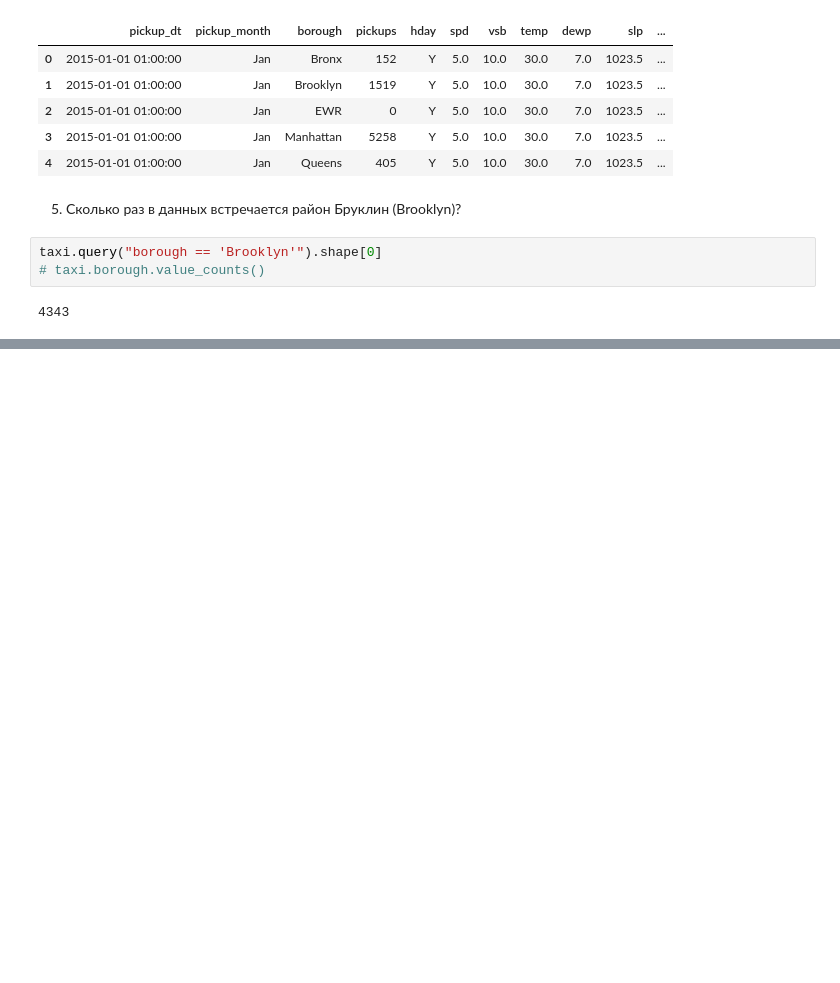
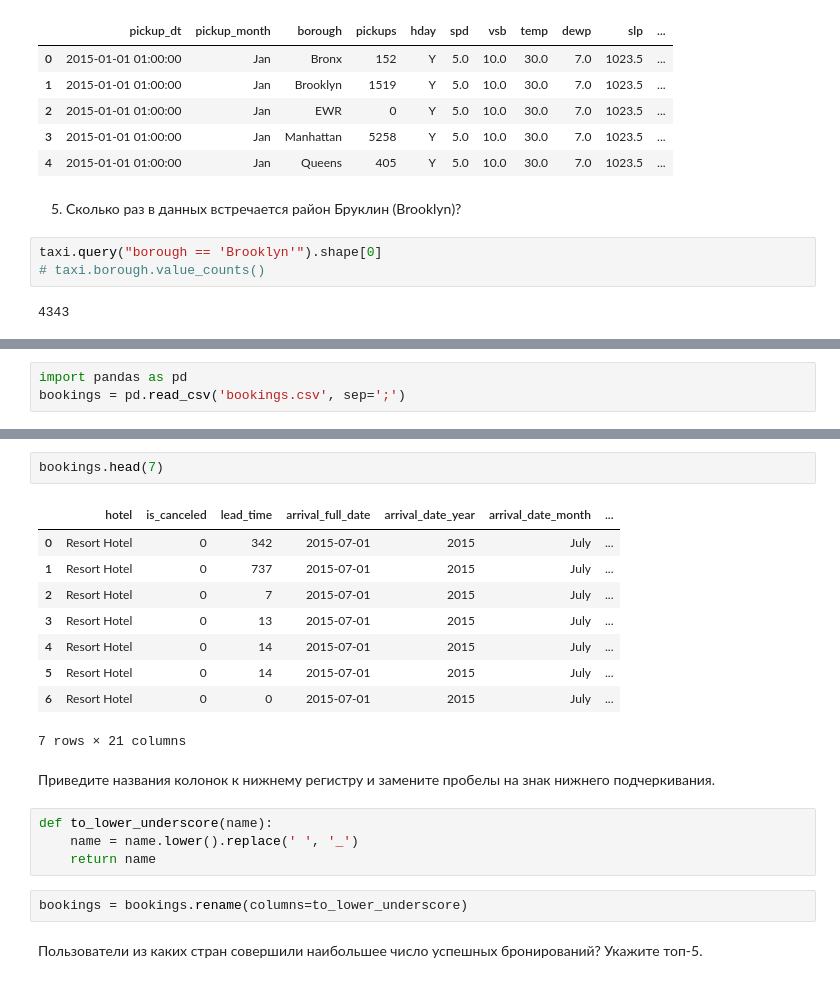
Before and after one commit to galeginkikh/python, a Jupyter notebook: Pandas.ipynb, the cells around one changed output, grey strips where cells are left out. Saved outputs shown, nothing was run; the diff lists cells and outputs as text; blank space fills up the shorter version.

Commit message:
pandas

```diff
--- a/Pandas.ipynb
+++ b/Pandas.ipynb
@@ -145,0 +202,3 @@ taxi.query("borough == 'Brooklyn'").shape[0]
+# %%
+import pandas as pd
+bookings = pd.read_csv('bookings.csv', sep=';')
@@ -145,0 +231,22 @@ taxi.query("borough == 'Brooklyn'").shape[0]
+# %%
+bookings.head(7)
+# %% [output]
+|  | hotel | is_canceled | lead_time | arrival_full_date | arrival_date_year | arrival_date_month | ... |
+| 0 | Resort Hotel | 0 | 342 | 2015-07-01 | 2015 | July | ... |
+| 1 | Resort Hotel | 0 | 737 | 2015-07-01 | 2015 | July | ... |
+| 2 | Resort Hotel | 0 | 7 | 2015-07-01 | 2015 | July | ... |
+| 3 | Resort Hotel | 0 | 13 | 2015-07-01 | 2015 | July | ... |
+| 4 | Resort Hotel | 0 | 14 | 2015-07-01 | 2015 | July | ... |
+| 5 | Resort Hotel | 0 | 14 | 2015-07-01 | 2015 | July | ... |
+| 6 | Resort Hotel | 0 | 0 | 2015-07-01 | 2015 | July | ... |
+7 rows × 21 columns
+# %% [markdown]
+Приведите названия колонок к нижнему регистру и замените пробелы на знак нижнего подчеркивания.
+# %%
+def to_lower_underscore(name):
+    name = name.lower().replace(' ', '_')
+    return name
+# %%
+bookings = bookings.rename(columns=to_lower_underscore)
+# %% [markdown]
+Пользователи из каких стран совершили наибольшее число успешных бронирований? Укажите топ-5.
```
Also changed, not shown: parts of 44 cells of this notebook, 1 other file.
